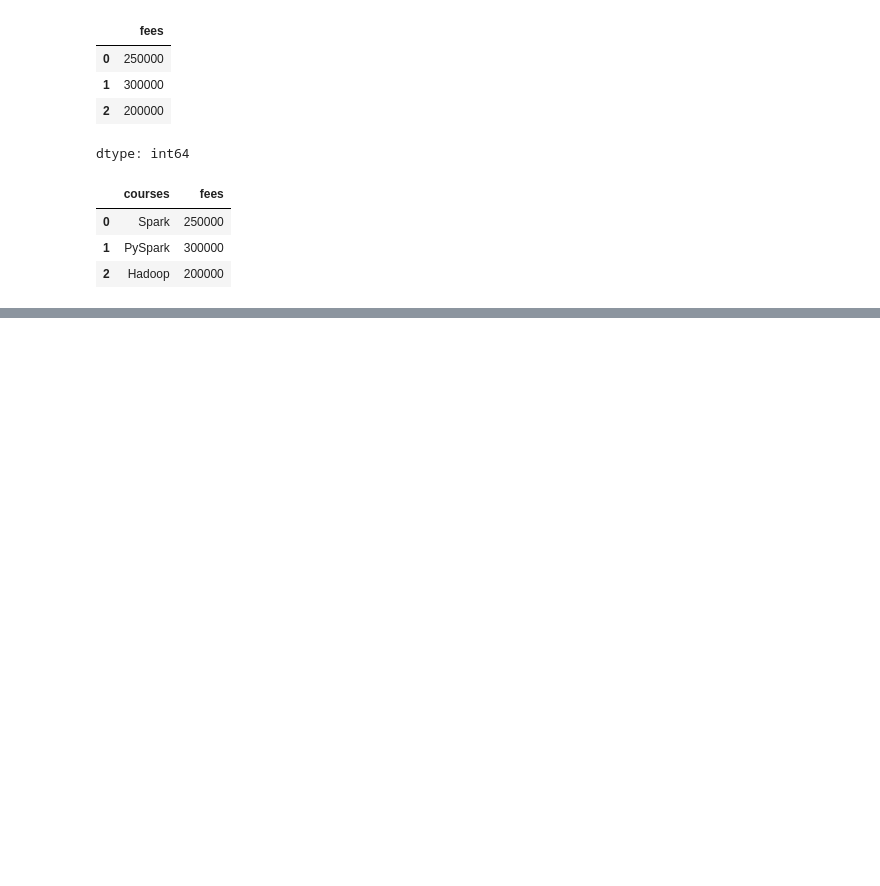
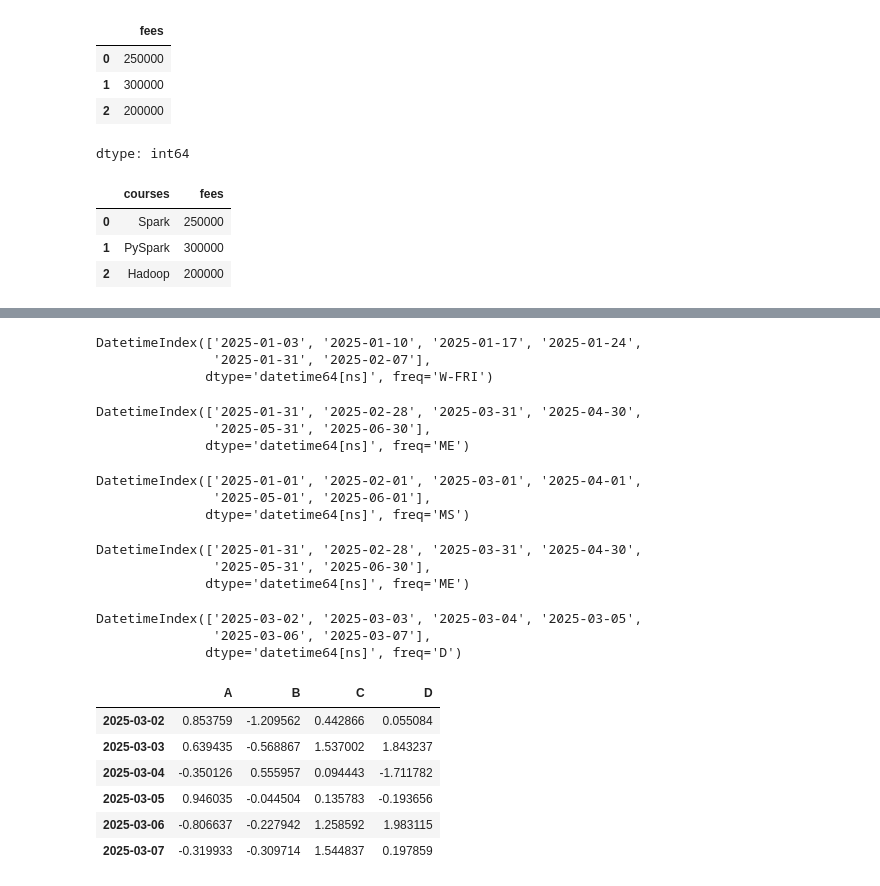
Before and after one commit to pcw11/2025-1-myclass-BDA, a Jupyter notebook: inclass/02w_A_0317_pandas_basic.ipynb, the cells around one changed output, grey strips where cells are left out. Drawn from its saved outputs; the diff is of its cells as text; code cells hidden in the pictures; blank space fills up the shorter version.

```diff
--- a/inclass/02w_A_0317_pandas_basic.ipynb
+++ b/inclass/02w_A_0317_pandas_basic.ipynb
@@ -312,0 +520,46 @@ df
+# %%
+dates =pd.date_range("20250101", periods=6, freq="W-FRI")
+dates
+# %% [output]
+DatetimeIndex(['2025-01-03', '2025-01-10', '2025-01-17', '2025-01-24',
+               '2025-01-31', '2025-02-07'],
+              dtype='datetime64[ns]', freq='W-FRI')
+# %%
+dates =pd.date_range("20250101", periods=6, freq="M")
+dates
+# %% [output]
+DatetimeIndex(['2025-01-31', '2025-02-28', '2025-03-31', '2025-04-30',
+               '2025-05-31', '2025-06-30'],
+              dtype='datetime64[ns]', freq='ME')
+# %%
+dates =pd.date_range("20250101", periods=6, freq="MS")
+dates
+# %% [output]
+DatetimeIndex(['2025-01-01', '2025-02-01', '2025-03-01', '2025-04-01',
+               '2025-05-01', '2025-06-01'],
+              dtype='datetime64[ns]', freq='MS')
+# %%
+dates =pd.date_range("20250101", periods=6, freq="ME")
+dates
+# %% [output]
+DatetimeIndex(['2025-01-31', '2025-02-28', '2025-03-31', '2025-04-30',
+               '2025-05-31', '2025-06-30'],
+              dtype='datetime64[ns]', freq='ME')
+# %%
+dates =pd.date_range("20250302", periods=6)
+dates
+# %% [output]
+DatetimeIndex(['2025-03-02', '2025-03-03', '2025-03-04', '2025-03-05',
+               '2025-03-06', '2025-03-07'],
+              dtype='datetime64[ns]', freq='D')
+# %%
+df = pd.DataFrame(np.random.randn(6, 4), index=dates, columns=list("ABCD"))
+df
+# %% [output]
+|  | A | B | C | D |
+| 2025-03-02 | 0.853759 | -1.209562 | 0.442866 | 0.055084 |
+| 2025-03-03 | 0.639435 | -0.568867 | 1.537002 | 1.843237 |
+| 2025-03-04 | -0.350126 | 0.555957 | 0.094443 | -1.711782 |
+| 2025-03-05 | 0.946035 | -0.044504 | 0.135783 | -0.193656 |
+| 2025-03-06 | -0.806637 | -0.227942 | 1.258592 | 1.983115 |
+| 2025-03-07 | -0.319933 | -0.309714 | 1.544837 | 0.197859 |
```
Also changed, not shown: parts of 84 cells of this notebook.
